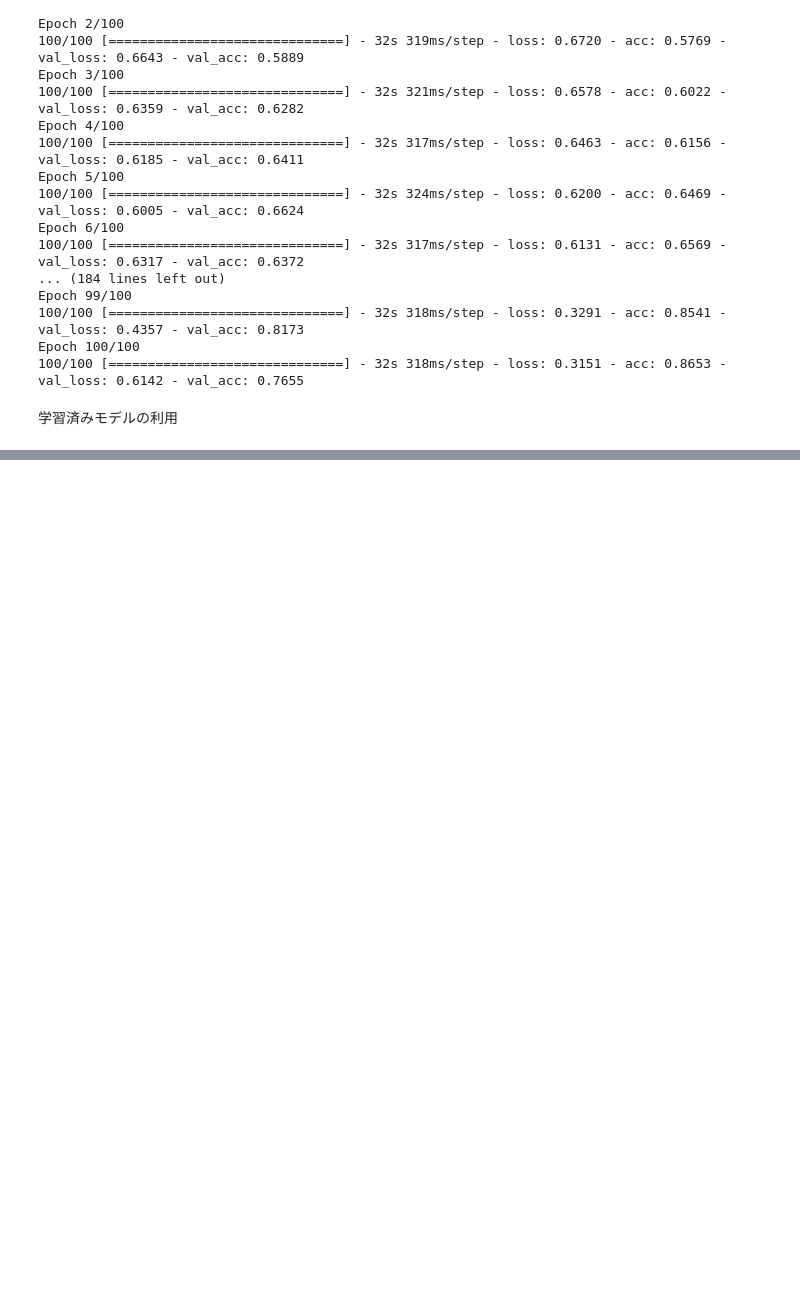
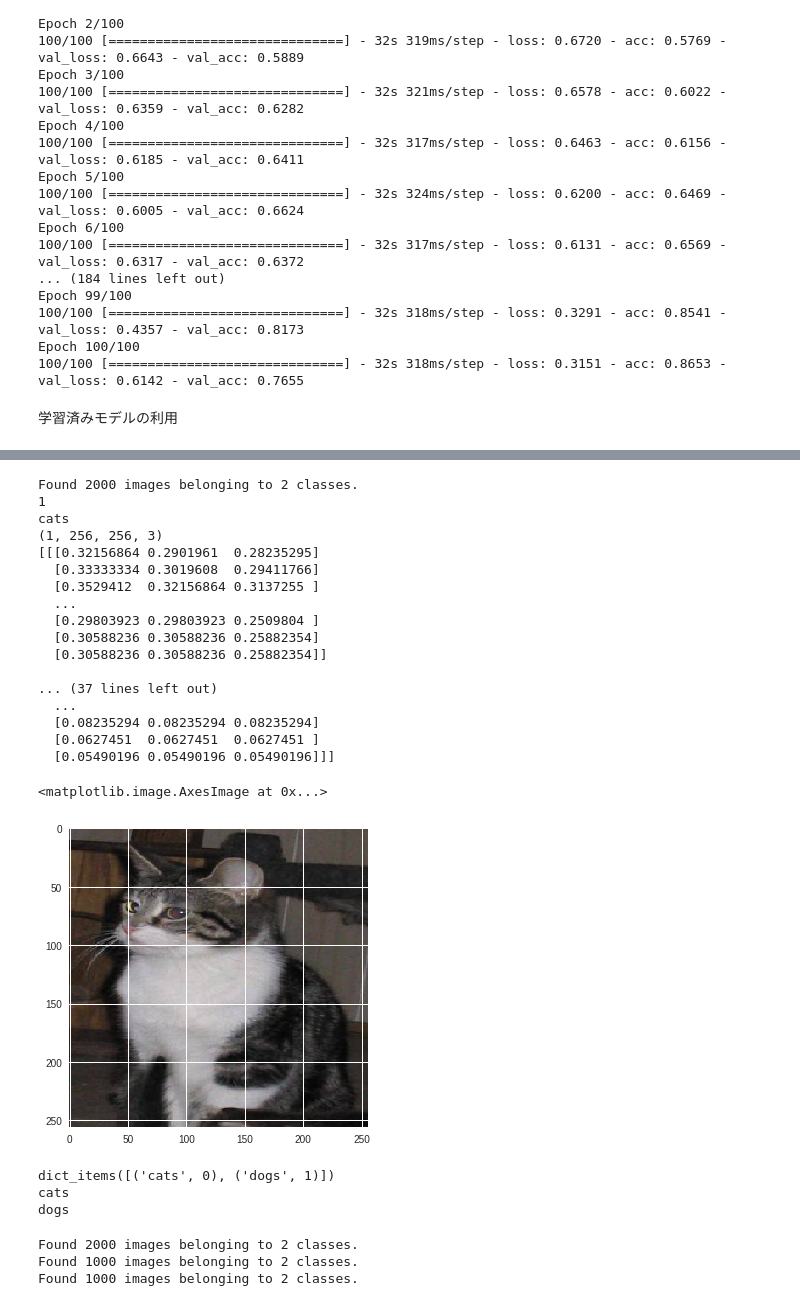
Before and after one commit to PECO-chan/Keras-book-practice, a Jupyter notebook: copy_chap5_catsdogs.ipynb, the cells around one changed output, grey strips where cells are left out. Cells and saved outputs as stored; diff of their text form; code cells hidden in the pictures; blank space fills up the shorter version.

```diff
--- a/copy_chap5_catsdogs.ipynb
+++ b/copy_chap5_catsdogs.ipynb
@@ -394,0 +400,4 @@ model.summary()
+# %%
+datagen = ImageDataGenerator(rescale=1./255)
+#datagen = ImageDataGenerator()
+batch_size = 20
@@ -394,0 +406,44 @@ model.summary()
+# %%
+g = datagen.flow_from_directory(train_dir, batch_size = 1, class_mode="binary")
+reverse_dict = dict([(j, i) for i, j in g.class_indices.items()])
+
+for i, j in g:
+  img = i
+  print(len(img))
+  print(reverse_dict[j[0]])
+  #print(j)
+  break
+
+print(img.shape)
+#img = img.reshape((256,256,3))
+print(img[0])
+plt.imshow(img[0])
+# %% [output]
+Found 2000 images belonging to 2 classes.
+1
+cats
+(1, 256, 256, 3)
+[[[0.32156864 0.2901961  0.28235295]
+  [0.33333334 0.3019608  0.29411766]
+  [0.3529412  0.32156864 0.3137255 ]
+  ...
+  [0.29803923 0.29803923 0.2509804 ]
+  [0.30588236 0.30588236 0.25882354]
+  [0.30588236 0.30588236 0.25882354]]
+
+... (37 lines left out)
+  ...
+  [0.08235294 0.08235294 0.08235294]
+  [0.0627451  0.0627451  0.0627451 ]
+  [0.05490196 0.05490196 0.05490196]]]
+<matplotlib.image.AxesImage at 0x...>
+[figure, added]
+# %%
+print(g.class_indices.items())
+reverse_dict = dict([(j, i) for i, j in g.class_indices.items()])
+print(reverse_dict[0])
+print(reverse_dict[1])
+# %% [output]
+dict_items([('cats', 0), ('dogs', 1)])
+cats
+dogs
@@ -394,0 +468,8 @@ model.summary()
+# %%
+train_features, train_labels = extract_features(train_dir, 2000)
+validation_features, validation_labels = extract_features(validation_dir, 1000)
+test_features, test_labels = extract_features(test_dir, 1000)
+# %% [output]
+Found 2000 images belonging to 2 classes.
+Found 1000 images belonging to 2 classes.
+Found 1000 images belonging to 2 classes.
```
Also changed, not shown: parts of 9 cells of this notebook.
